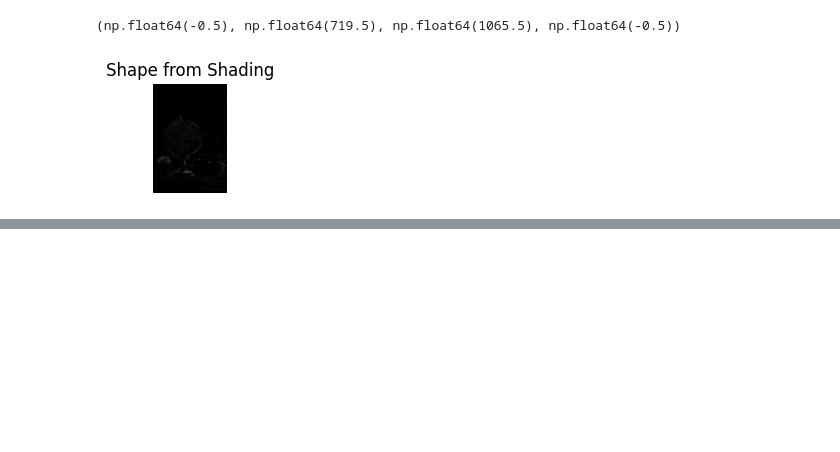
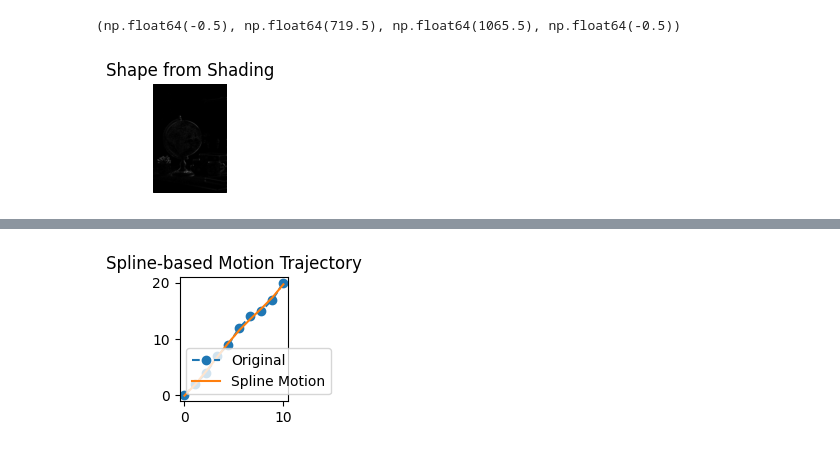
Before and after one commit to SawhneySatvik/IntroductionToComputerVision, a Jupyter notebook: 04.VisionAndMotionAnalysis.ipynb, the cells around one changed output, grey strips where cells are left out. Drawn from its saved outputs; the diff is of its cells as text; code cells hidden in the pictures; blank space fills up the shorter version.

```diff
--- a/04.VisionAndMotionAnalysis.ipynb
+++ b/04.VisionAndMotionAnalysis.ipynb
@@ -117,0 +154,17 @@ if ret:
+# %%
+
+# 8️⃣ Spline-based Motion (Trajectory smoothing)
+frames = np.linspace(0, 10, 10)
+x_motion = np.array([0,2,4,7,9,12,14,15,17,20])
+spline = UnivariateSpline(frames, x_motion, s=1)
+smoothed = spline(frames)
+plt.subplot(3,4,7)
+plt.plot(frames, x_motion, 'o--', label='Original')
+plt.plot(frames, smoothed, '-', label='Spline Motion')
+plt.legend()
+plt.title('Spline-based Motion Trajectory')
+
+plt.tight_layout()
+plt.show()
+# %% [output]
+[figure, added]
```
Also changed, not shown: parts of 9 cells of this notebook.
